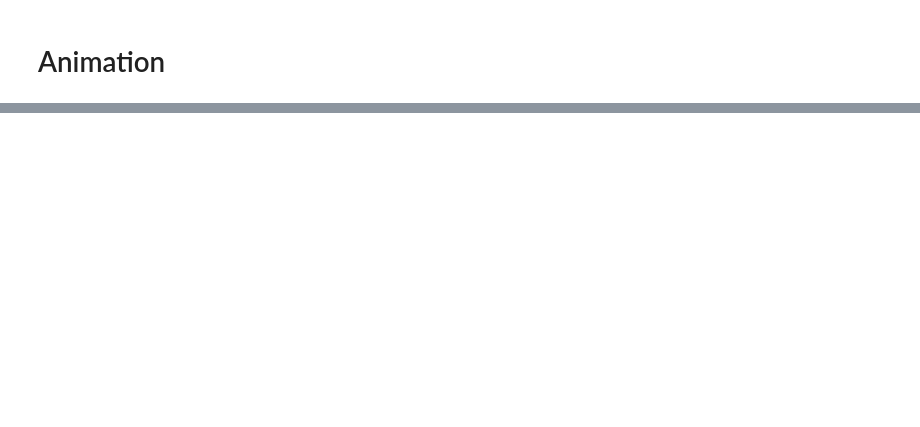
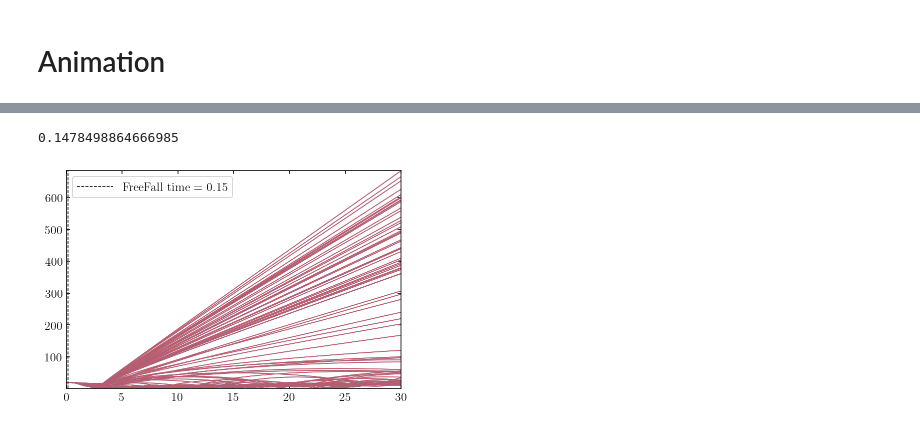
Before and after one commit to smucedola/galaxies-dynamics_2023, a Jupyter notebook: treecode/treecode.ipynb, the cells around one changed output, grey strips where cells are left out. Saved outputs shown, nothing was run; the diff lists cells and outputs as text; code cells hidden in the pictures; blank space fills up the shorter version.

```diff
--- a/treecode/treecode.ipynb
+++ b/treecode/treecode.ipynb
@@ -217,0 +202,34 @@ plt.show()
+# %%
+r = np.sqrt(x**2 + y**2 + z**2)
+r_i = r[:,0]                                 #i take all points at time 0
+mask = (r_i >= 19.8) & (r_i <= 20.2)         #i take only the external ones at time 0
+
+
+x_cm = np.sum(x[:, 0]*m[:, 0])/np.sum(m)
+y_cm = np.sum(y[:, 0]*m[:, 0])/np.sum(m)
+z_cm = np.sum(z[:, 0]*m[:, 0])/np.sum(m)
+
+r_cm = np.sqrt((x - x_cm)**2 + (y - y_cm)**2 + (z -z_cm)**2)
+
+r_ext_cm = r_cm[mask, :]                           #i take the external ones at all times
+r_ext = r[mask, :]                           #i take the external ones at all times
+
+#r[0,:] is the same particle at all times
+#r[:,0] is all particles at a specific time
+num_points = len(r_i[mask])
+
+for i in range(num_points):
+    plt.plot(t, r_ext[i,:],  c='royalblue', lw = .8)        #Not corrected
+    plt.plot(t, r_ext_cm[i,:],  c='indianred', lw = .8)     #Corrected for CM
+
+rho = np.sum(m)/((4/3)*np.pi*a**3)
+G = 1
+t_ff = np.sqrt((3*np.pi)/(32*G*rho))
+print(t_ff)
+
+plt.axvline(t_ff, color = 'black', ls = '--', lw = .8, label=f'FreeFall time = {round(t_ff, 2)}')
+plt.legend()
+plt.show()
+# %% [output]
+0.1478498864666985
+[figure, added]
```
Also changed, not shown: parts of 10 cells of this notebook, 6 other files.
